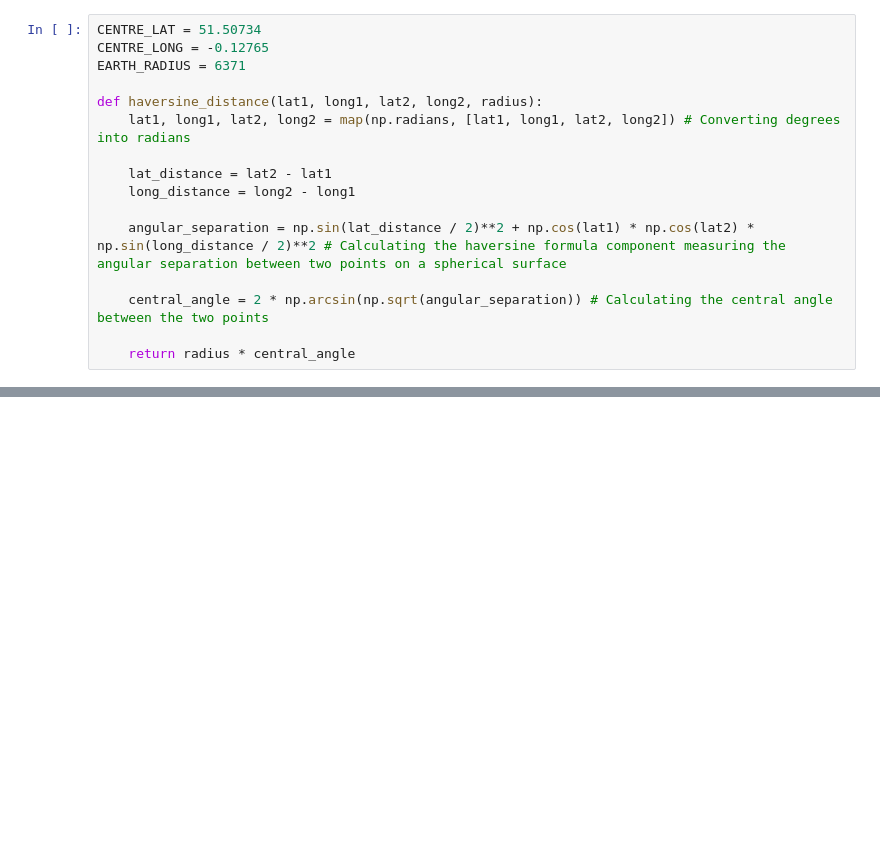
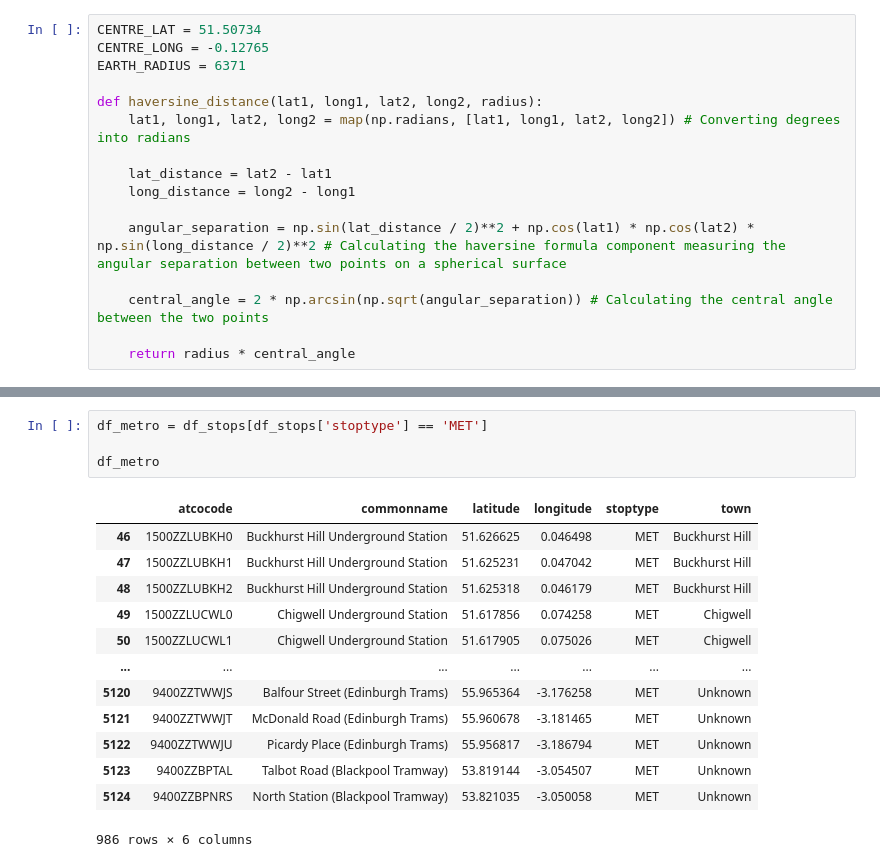
Before and after one commit to jonathanskuy/london-property-price-prediction, a Jupyter notebook: notebooks/feature_engineering.ipynb, the cells around one changed output, grey strips where cells are left out. Cells and saved outputs as stored; diff of their text form; blank space fills up the shorter version.

```diff
--- a/notebooks/feature_engineering.ipynb
+++ b/notebooks/feature_engineering.ipynb
@@ -132,0 +133,18 @@ df_stops
+# %%
+df_metro = df_stops[df_stops['stoptype'] == 'MET']
+
+df_metro
+# %% [output]
+|  | atcocode | commonname | latitude | longitude | stoptype | town |
+| 46 | 1500ZZLUBKH0 | Buckhurst Hill Underground Station | 51.626625 | 0.046498 | MET | Buckhurst Hill |
+| 47 | 1500ZZLUBKH1 | Buckhurst Hill Underground Station | 51.625231 | 0.047042 | MET | Buckhurst Hill |
+| 48 | 1500ZZLUBKH2 | Buckhurst Hill Underground Station | 51.625318 | 0.046179 | MET | Buckhurst Hill |
+| 49 | 1500ZZLUCWL0 | Chigwell Underground Station | 51.617856 | 0.074258 | MET | Chigwell |
+| 50 | 1500ZZLUCWL1 | Chigwell Underground Station | 51.617905 | 0.075026 | MET | Chigwell |
+| ... | ... | ... | ... | ... | ... | ... |
+| 5120 | 9400ZZTWWJS | Balfour Street (Edinburgh Trams) | 55.965364 | -3.176258 | MET | Unknown |
+| 5121 | 9400ZZTWWJT | McDonald Road (Edinburgh Trams) | 55.960678 | -3.181465 | MET | Unknown |
+| 5122 | 9400ZZTWWJU | Picardy Place (Edinburgh Trams) | 55.956817 | -3.186794 | MET | Unknown |
+| 5123 | 9400ZZBPTAL | Talbot Road (Blackpool Tramway) | 53.819144 | -3.054507 | MET | Unknown |
+| 5124 | 9400ZZBPNRS | North Station (Blackpool Tramway) | 53.821035 | -3.050058 | MET | Unknown |
+986 rows × 6 columns
```
Also changed, not shown: parts of 10 cells of this notebook.
